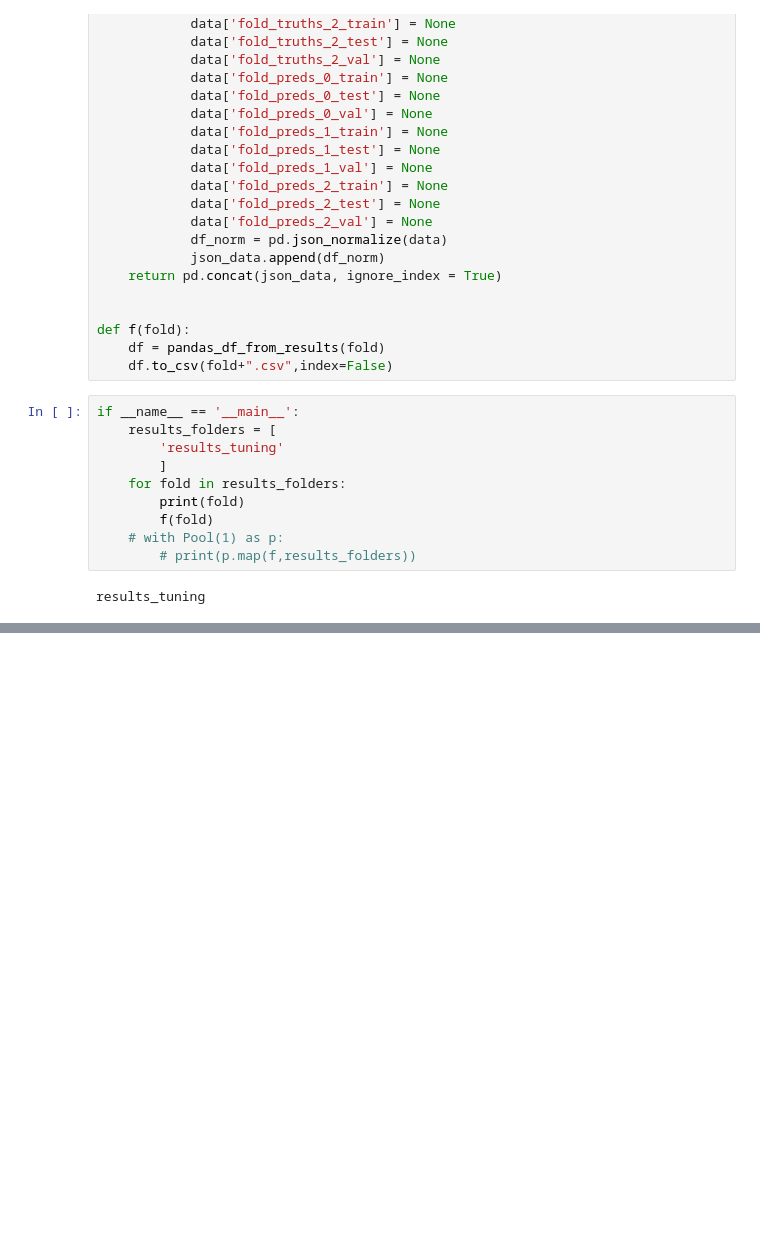
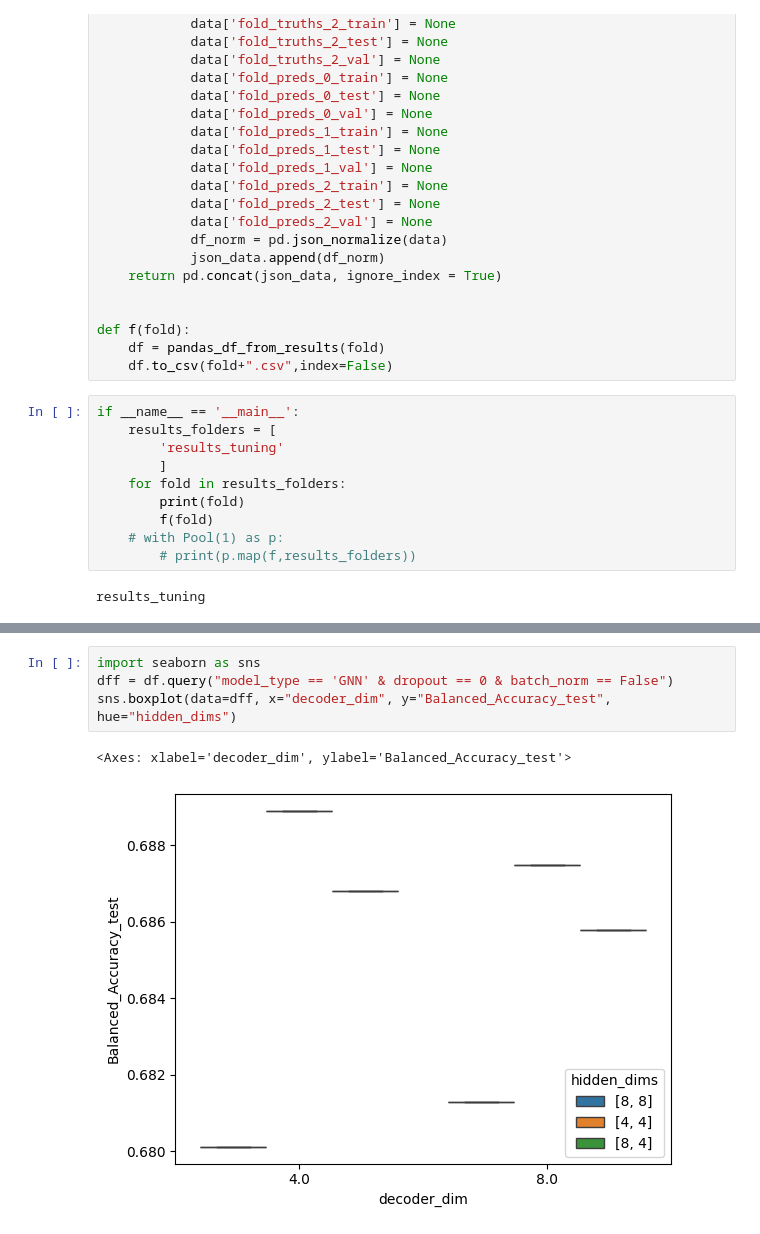
Before and after one commit to lisiq/Modelling-Students-Learning, a Jupyter notebook: showcase_results.ipynb, the cells around one changed output, grey strips where cells are left out. Cells and saved outputs as stored; diff of their text form; blank space fills up the shorter version.

```diff
--- a/showcase_results.ipynb
+++ b/showcase_results.ipynb
@@ -145,0 +140,7 @@ df[cols].sort_values('Balanced_Accuracy_val', ascending=False)
+# %%
+import seaborn as sns
+dff = df.query("model_type == 'GNN' & dropout == 0 & batch_norm == False")
+sns.boxplot(data=dff, x="decoder_dim", y="Balanced_Accuracy_test", hue="hidden_dims")
+# %% [output]
+<Axes: xlabel='decoder_dim', ylabel='Balanced_Accuracy_test'>
+[figure, added]
```
Also changed, not shown: parts of 3 cells of this notebook, 8 other files.
